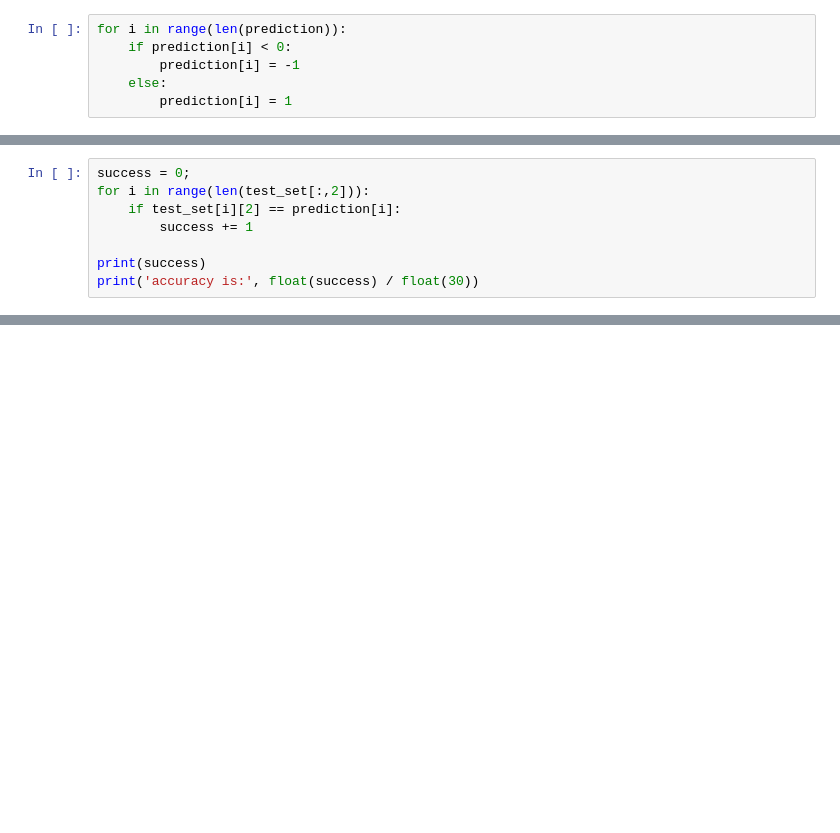
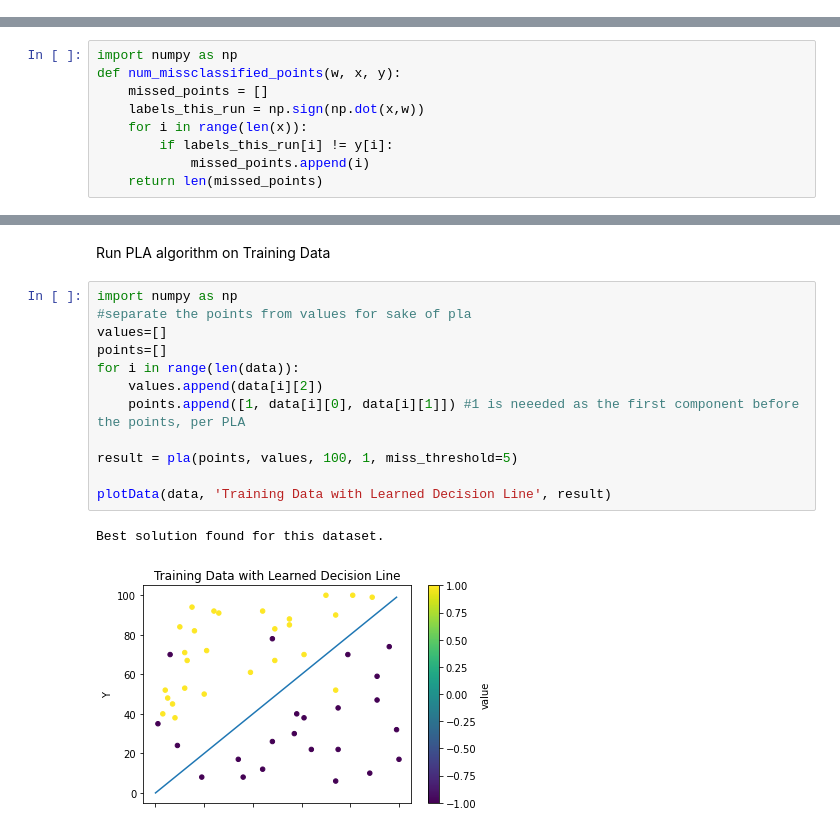
Before and after one commit to LioraW/PLA-Algorithm, a Jupyter notebook: project1.ipynb, the cells around one changed output, grey strips where cells are left out. Saved outputs shown, nothing was run; the diff lists cells and outputs as text; blank space fills up the shorter version.

```diff
--- a/project1.ipynb
+++ b/project1.ipynb
@@ -140,6 +54,0 @@ plt.show()
-# %%
-for i in range(len(prediction)):
-    if prediction[i] < 0:
-        prediction[i] = -1
-    else:
-        prediction[i] = 1
@@ -150,8 +54,0 @@ for i in range(len(prediction)):
-# %%
-success = 0;
-for i in range(len(test_set[:,2])):
-    if test_set[i][2] == prediction[i]:
-        success += 1
-
-print(success)
-print('accuracy is:', float(success) / float(30))
@@ -160,0 +64,9 @@ accuracy is: 0.8
+# %%
+import numpy as np
+def num_missclassified_points(w, x, y):
+    missed_points = []
+    labels_this_run = np.sign(np.dot(x,w))
+    for i in range(len(x)):
+        if labels_this_run[i] != y[i]:
+            missed_points.append(i)
+    return len(missed_points)
@@ -160,0 +118,17 @@ accuracy is: 0.8
+# %% [markdown]
+Run PLA algorithm on Training Data
+# %%
+import numpy as np
+#separate the points from values for sake of pla
+values=[]
+points=[]
+for i in range(len(data)):
+    values.append(data[i][2])
+    points.append([1, data[i][0], data[i][1]]) #1 is neeeded as the first component before the points, per PLA
+
+result = pla(points, values, 100, 1, miss_threshold=5)
+
+plotData(data, 'Training Data with Learned Decision Line', result)
+# %% [output]
+Best solution found for this dataset.
+[figure, added]
```
Also changed, not shown: parts of 20 cells of this notebook.
